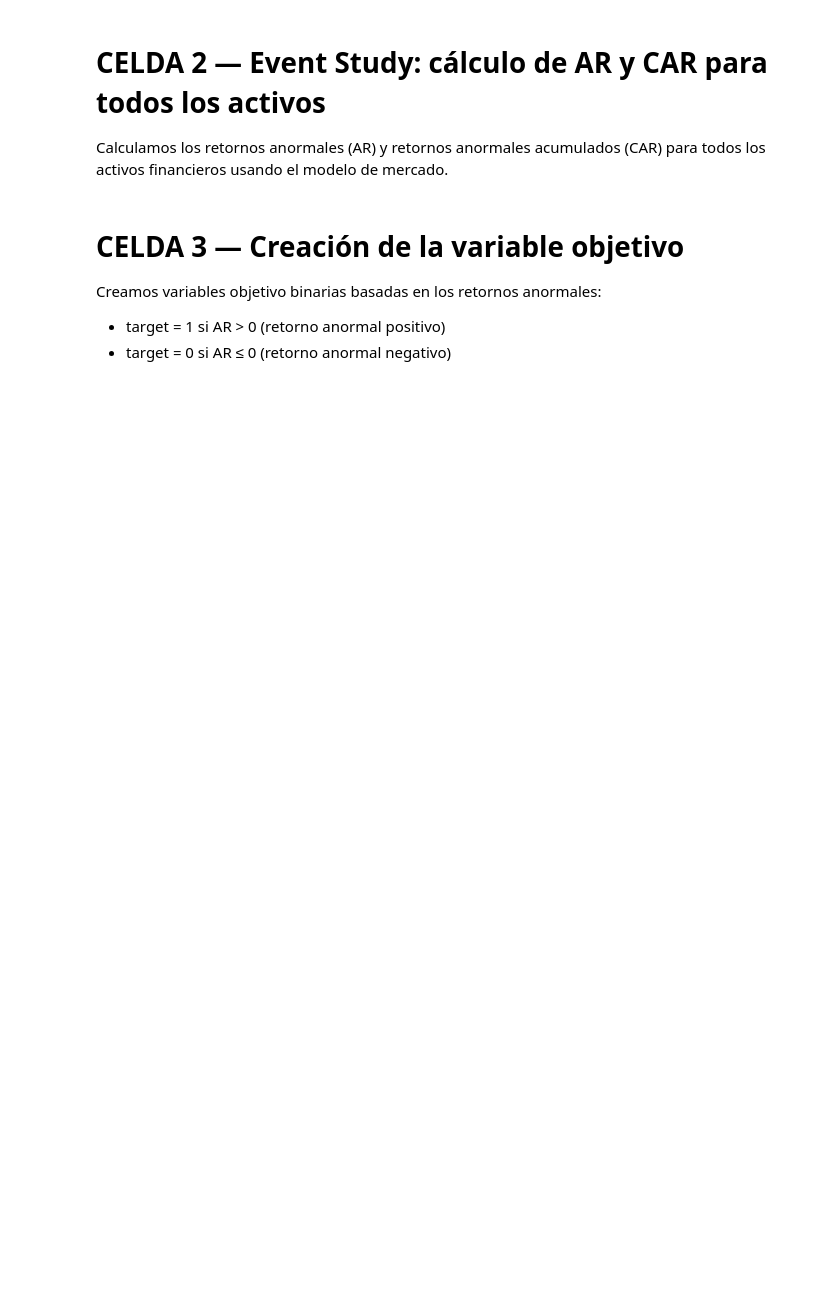
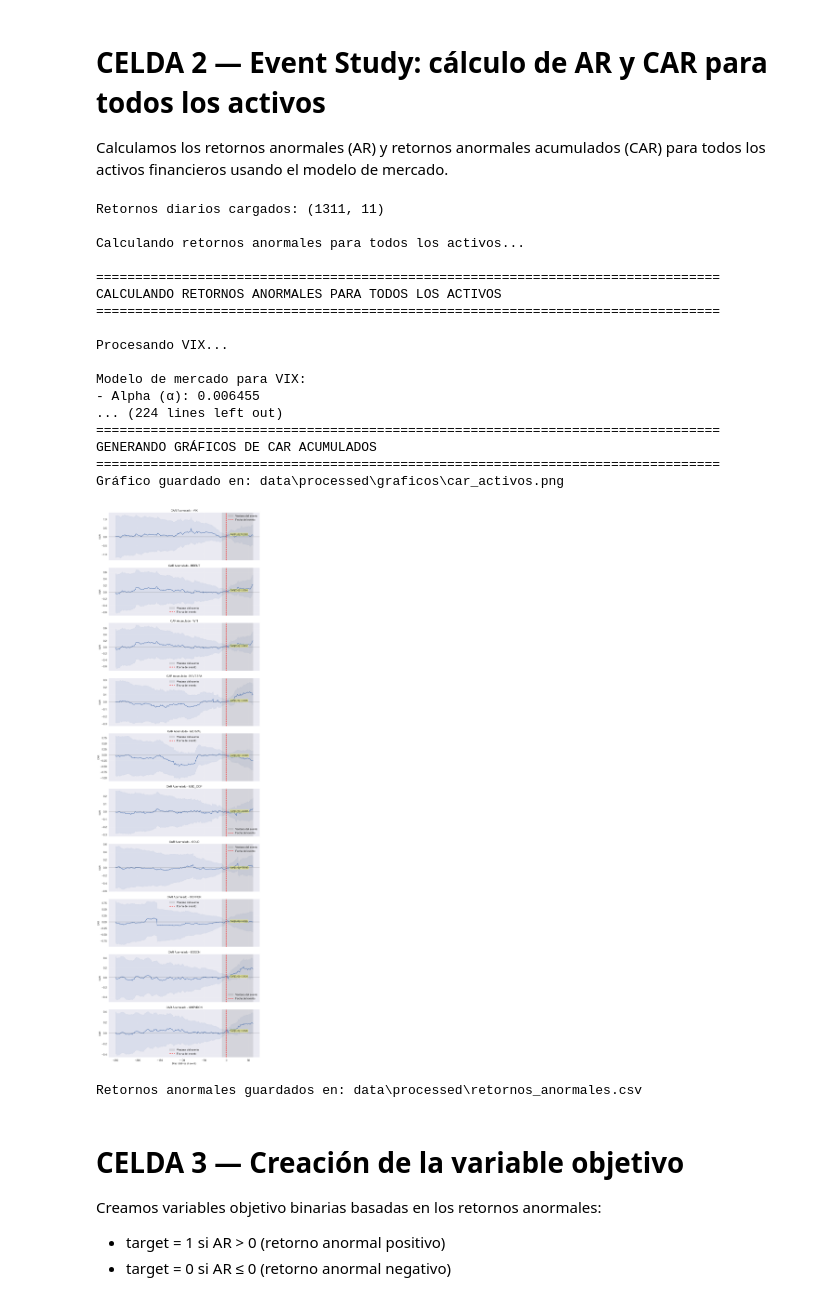
Before and after one commit to laulaguado/maduro-mercados-financieros, a Jupyter notebook: notebooks/02_modelos_predictivos.ipynb, the cells around one changed output. Cells and saved outputs as stored; diff of their text form; code cells hidden in the pictures; blank space fills up the shorter version.

Commit message:
Notebook 02 started

```diff
--- a/notebooks/02_modelos_predictivos.ipynb
+++ b/notebooks/02_modelos_predictivos.ipynb
@@ -56,38 +87,87 @@ para todos los activos financieros usando el modelo de mercado.
 # %%
 # =============================================================================
 # CELDA 2 — Event Study: cálculo de AR y CAR para todos los activos
 # =============================================================================
 
-# Cargar retornos diarios
-ruta_retornos = os.path.join('..', 'data', 'processed', 'retornos_diarios.csv')
-df_retornos = pd.read_csv(ruta_retornos, index_col=0, parse_dates=True)
+# Cargar retornos diarios (ruta correcta dentro de notebooks)
+ruta_retornos = os.path.join('data', 'processed', 'retornos_diarios.csv')
 
+df_retornos = pd.read_csv(
+    ruta_retornos,
+    index_col=0,
+    parse_dates=True
+)
+
+print("Retornos diarios cargados:", df_retornos.shape)
+
+# -----------------------------------------------------------------------------
 # Calcular retornos anormales
-print("Calculando retornos anormales para todos los activos...")
+# -----------------------------------------------------------------------------
+
+print("\nCalculando retornos anormales para todos los activos...")
 df_ar = es.calcular_ar_todos_activos(df_retornos, dc.EVENT_DATE)
 
-# Mostrar α, β, R² del modelo de mercado por activo
+# -----------------------------------------------------------------------------
+# Mostrar α, β, R² del modelo de mercado
+# -----------------------------------------------------------------------------
+
 print("\nParámetros del modelo de mercado por activo:")
+
 for activo in df_retornos.columns:
+
     if activo != 'SP500':
-        params = es.estimar_modelo_mercado(df_retornos, activo, 'SP500',
-                                          es.VENTANA_ESTIMACION_INICIO,
-                                          es.VENTANA_ESTIMACION_FIN,
-                                          dc.EVENT_DATE)
-        print(f"\n{activo}:")
-        print(f"  α (alpha): {params['alpha']:.6f}")
-        print(f"  β (beta): {params['beta']:.6f}")
-        print(f"  R²: {params['r2']:.6f}")
 
-# Graficar CARs acumulados
+        params = es.estimar_modelo_mercado(
+            df_retornos,
+            activo,
+            'SP500',
+            es.VENTANA_ESTIMACION_INICIO,
+            es.VENTANA_ESTIMACION_FIN,
+            dc.EVENT_DATE
+        )
+
+        print(f"\n{activo}")
+        print(f"α (alpha): {params['alpha']:.6f}")
+        print(f"β (beta): {params['beta']:.6f}")
+        print(f"R²: {params['r2']:.6f}")
+
+# -----------------------------------------------------------------------------
+# Graficar CAR acumulado
+# -----------------------------------------------------------------------------
+
 print("\nGenerando gráficos de CAR acumulados...")
 fig = es.graficar_car_activos(df_ar, dc.EVENT_DATE)
 plt.show()
 
+# -----------------------------------------------------------------------------
 # Guardar retornos anormales
-ruta_ar = os.path.join('..', 'data', 'processed', 'retornos_anormales.csv')
+# -----------------------------------------------------------------------------
+
+ruta_ar = os.path.join('data', 'processed', 'retornos_anormales.csv')
+
 df_ar.to_csv(ruta_ar)
+
 print(f"\nRetornos anormales guardados en: {ruta_ar}")
+# %% [output]
+Retornos diarios cargados: (1311, 11)
+
+Calculando retornos anormales para todos los activos...
+
+================================================================================
+CALCULANDO RETORNOS ANORMALES PARA TODOS LOS ACTIVOS
+================================================================================
+
+Procesando VIX...
+
+Modelo de mercado para VIX:
+- Alpha (α): 0.006455
+... (224 lines left out)
+================================================================================
+GENERANDO GRÁFICOS DE CAR ACUMULADOS
+================================================================================
+Gráfico guardado en: data\processed\graficos\car_activos.png
+[figure, added]
+Retornos anormales guardados en: data\processed\retornos_anormales.csv
 # %% [markdown]
 # CELDA 3 — Creación de la variable objetivo
 
```
Also changed, not shown: parts of 10 cells of this notebook, 5 other files.
